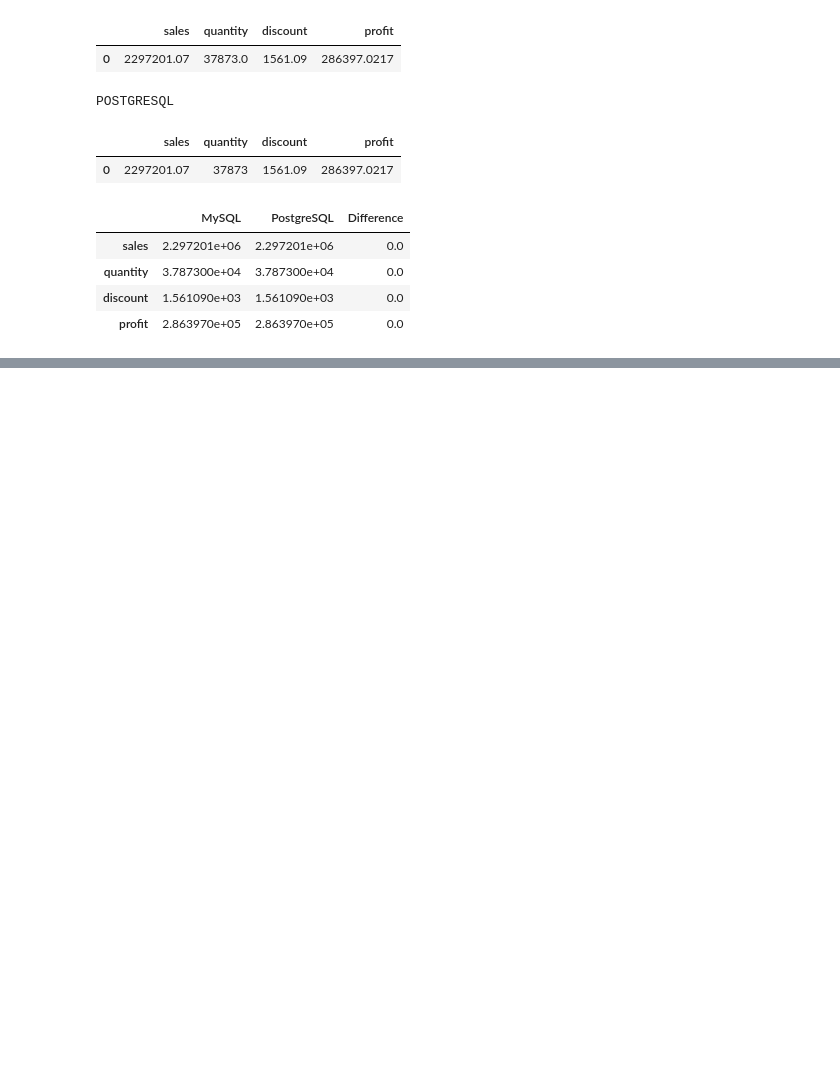
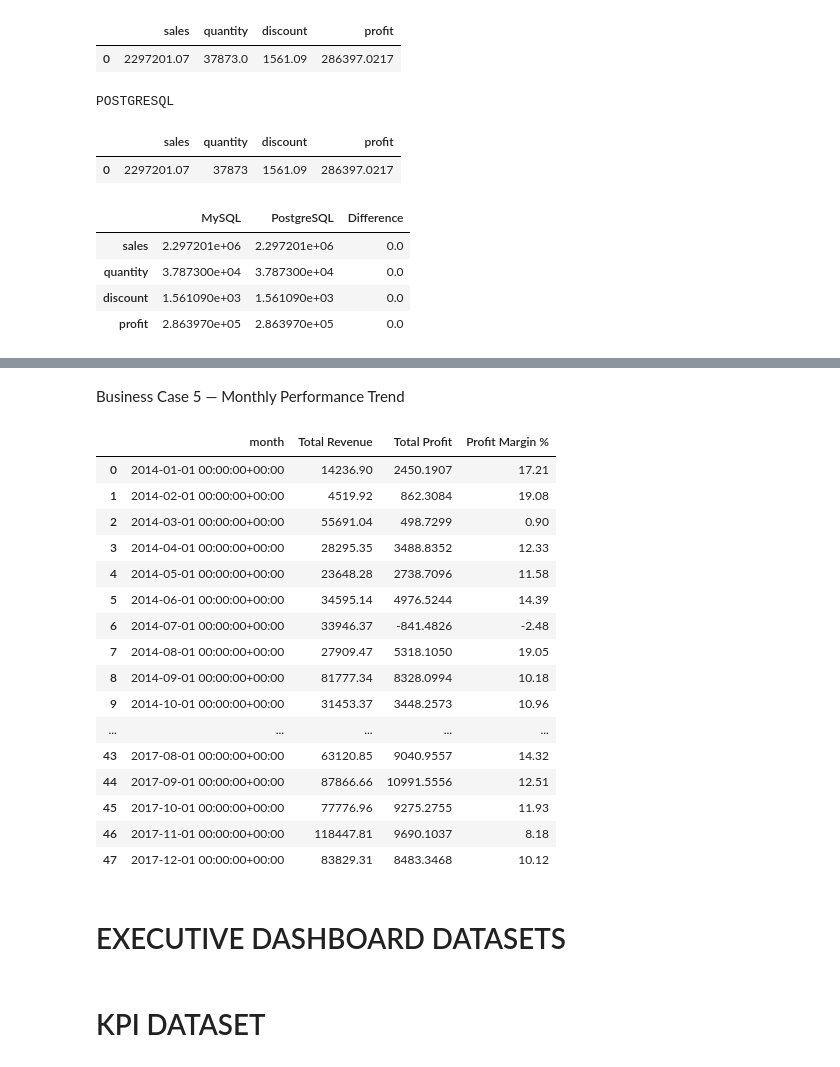
Before and after one commit to leodera/Data_Engineering_Workspace, a Jupyter notebook: superstore_staging.ipynb, the cells around one changed output, grey strips where cells are left out. Drawn from its saved outputs; the diff is of its cells as text; code cells hidden in the pictures; blank space fills up the shorter version.

Commit message:
Update superstore_staging notebook

```diff
--- a/superstore_staging.ipynb
+++ b/superstore_staging.ipynb
@@ -585,0 +603,2 @@ display(comparison)
+# %%
+db_utils.run_pg_query(query)
@@ -585,0 +754,16 @@ display(comparison)
+# %%
+query = """
+WITH unprofitable_customers AS (
+    SELECT
+        o.customer_id
+    FROM superstore.orders o
+    JOIN superstore.order_items i
+        ON o.order_id = i.order_id
+    GROUP BY
+        o.customer_id
+    HAVING SUM(i.profit) < 0
+)
+SELECT *
+FROM unprofitable_customers;
+"""
+db_utils.run_pg_query(query)
@@ -585,0 +1031,41 @@ display(comparison)
+# %% [markdown]
+Business Case 5 — Monthly Performance Trend
+# %%
+query = """
+SELECT
+    DATE_TRUNC('month', o.order_date) AS month,
+    SUM(i.sales) AS "Total Revenue",
+    SUM(i.profit) AS "Total Profit",
+    ROUND(
+        (SUM(i.profit) / NULLIF(SUM(i.sales), 0)) * 100,
+        2
+    ) AS "Profit Margin %"
+FROM superstore.orders o
+JOIN superstore.order_items i
+    ON o.order_id = i.order_id
+GROUP BY
+    DATE_TRUNC('month', o.order_date)
+ORDER BY
+    month;
+    """
+db_utils.run_pg_query(query)
+# %% [output]
+|  | month | Total Revenue | Total Profit | Profit Margin % |
+| 0 | 2014-01-01 00:00:00+00:00 | 14236.90 | 2450.1907 | 17.21 |
+| 1 | 2014-02-01 00:00:00+00:00 | 4519.92 | 862.3084 | 19.08 |
+| 2 | 2014-03-01 00:00:00+00:00 | 55691.04 | 498.7299 | 0.90 |
+| 3 | 2014-04-01 00:00:00+00:00 | 28295.35 | 3488.8352 | 12.33 |
+| 4 | 2014-05-01 00:00:00+00:00 | 23648.28 | 2738.7096 | 11.58 |
+| 5 | 2014-06-01 00:00:00+00:00 | 34595.14 | 4976.5244 | 14.39 |
+| 6 | 2014-07-01 00:00:00+00:00 | 33946.37 | -841.4826 | -2.48 |
+| 7 | 2014-08-01 00:00:00+00:00 | 27909.47 | 5318.1050 | 19.05 |
+| 8 | 2014-09-01 00:00:00+00:00 | 81777.34 | 8328.0994 | 10.18 |
+| 9 | 2014-10-01 00:00:00+00:00 | 31453.37 | 3448.2573 | 10.96 |
+| ... | ... | ... | ... | ... |
+| 43 | 2017-08-01 00:00:00+00:00 | 63120.85 | 9040.9557 | 14.32 |
+| 44 | 2017-09-01 00:00:00+00:00 | 87866.66 | 10991.5556 | 12.51 |
+| 45 | 2017-10-01 00:00:00+00:00 | 77776.96 | 9275.2755 | 11.93 |
+| 46 | 2017-11-01 00:00:00+00:00 | 118447.81 | 9690.1037 | 8.18 |
+| 47 | 2017-12-01 00:00:00+00:00 | 83829.31 | 8483.3468 | 10.12 |
+# %% [markdown]
+# EXECUTIVE DASHBOARD DATASETS
@@ -585,0 +1080,2 @@ display(comparison)
+# %% [markdown]
+# KPI DATASET
```
Also changed, not shown: parts of 83 cells of this notebook.
